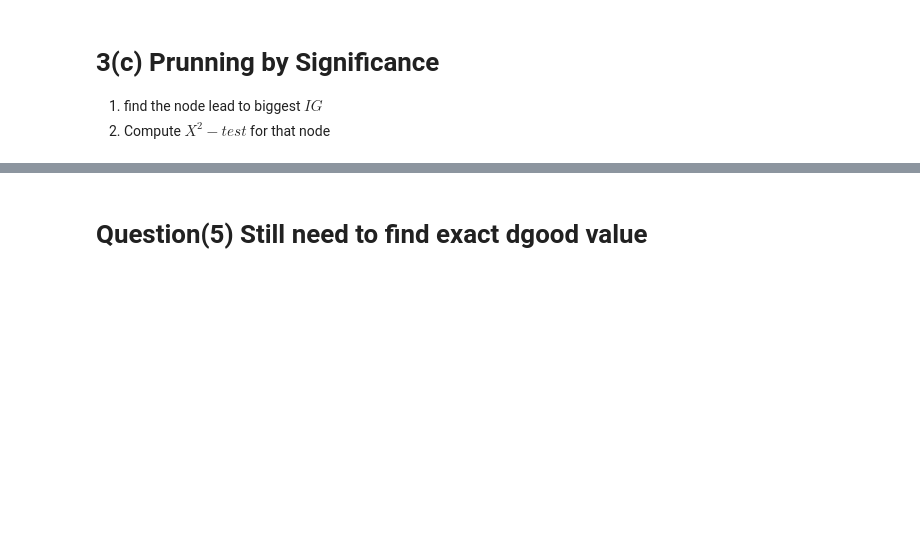
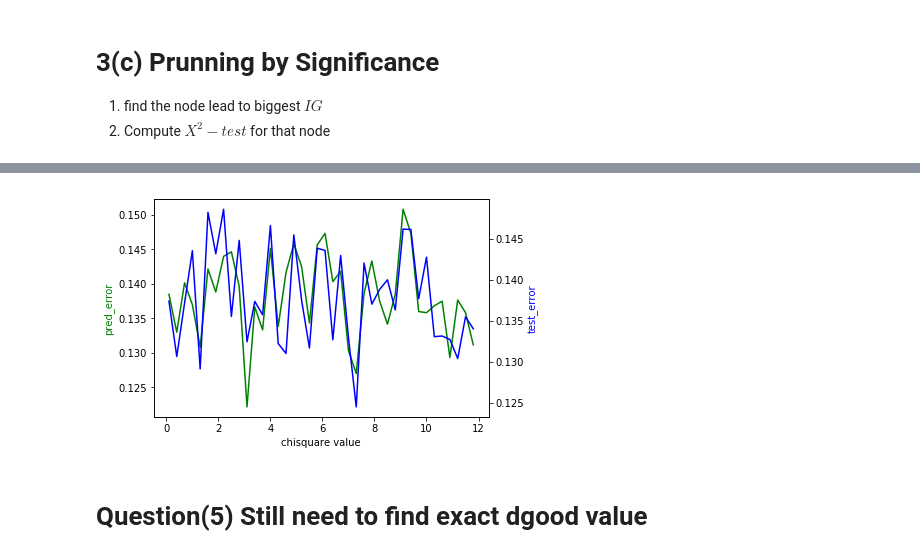
Before and after one commit to 454400098/Pruning-Decision-Tree, a Jupyter notebook: Pruning.ipynb, the cells around one changed output, grey strips where cells are left out. Saved outputs shown, nothing was run; the diff lists cells and outputs as text; code cells hidden in the pictures; blank space fills up the shorter version.

```diff
--- a/Pruning.ipynb
+++ b/Pruning.ipynb
@@ -944,22 +946,21 @@ def chisquare_subBFSprune(df,threshold):
                 q.insert(0,pair)
 
     return tree
-# %%
-tree = chisquare_subBFSprune(df)
 # %%
 err_pred_history = []
 err_test_history = []
 x_axis = []
 count = 0
-loopnumber = 5
-threshold = 12
-for thres in range(0.1,threshold,0.5):
+loopnumber = 3
+threshold = 10.0
+thres  = 0.1
+while thres <= 12.0:
     overalltest = 0.0
     overallpred = 0.0
     ave_test = 0.0
     ave_pred = 0.0
     for i in range (loopnumber):
-        d= datagen(1000)
+        d= datagen(10000)
         df = d.df
         trainset,predictset = np.split(df,[int(.8*len(df))])
         predictset.index = range(len(predictset.index))
@@ -967,7 +968,7 @@ for thres in range(0.1,threshold,0.5):
         errortest = err_train(trainset,tree)
         errorpred = err_train(predictset,tree)
         overalltest += errortest
-        overallpred += errpred
+        overallpred += errorpred
         print("current loopnumber is", count)
         count+=1
     ave_test = overalltest/loopnumber
@@ -976,3 +977,4 @@ for thres in range(0.1,threshold,0.5):
     err_test_history.append(ave_test)
     x_axis.append(thres)
     print(thres)
+    thres+=0.3
@@ -979,3 +999,19 @@ for thres in range(0.1,threshold,0.5):
+# %%
+import numpy as np
+import matplotlib.pyplot as plt
+
+# plt.plot(x_axis, err_pred_history)
+fig, ax1 = plt.subplots()
+ax2 = ax1.twinx()
+
+ax1.plot(x_axis,err_pred_history,'g-')
+ax2.plot(x_axis,err_test_history,'b-')
+ax1.set_xlabel('chisquare value')
+ax1.set_ylabel('pred_error',color = 'g')
+ax2.set_ylabel('test_error',color = 'b')
+plt.show()
+# %% [output]
+[figure, added]
 # %% [markdown]
 # Question(5)   Still need to find exact dgood value
 # %%
```
Also changed, not shown: parts of 11 cells of this notebook.
